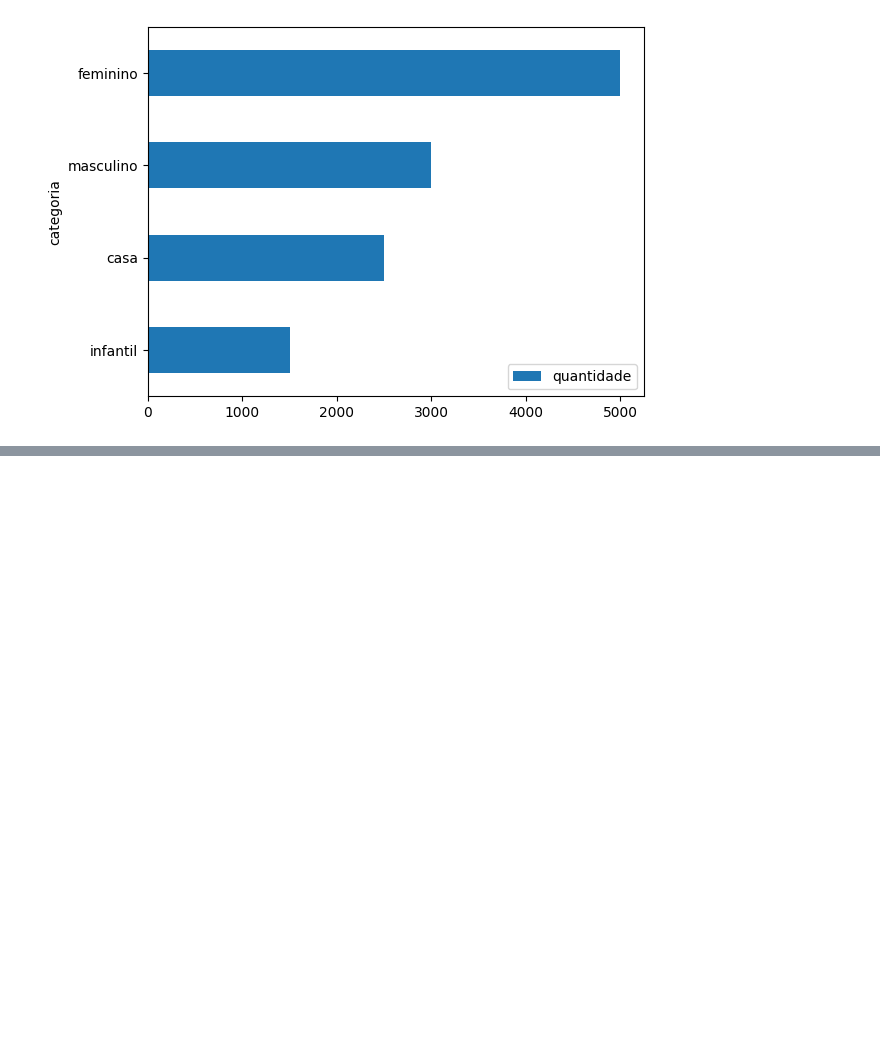
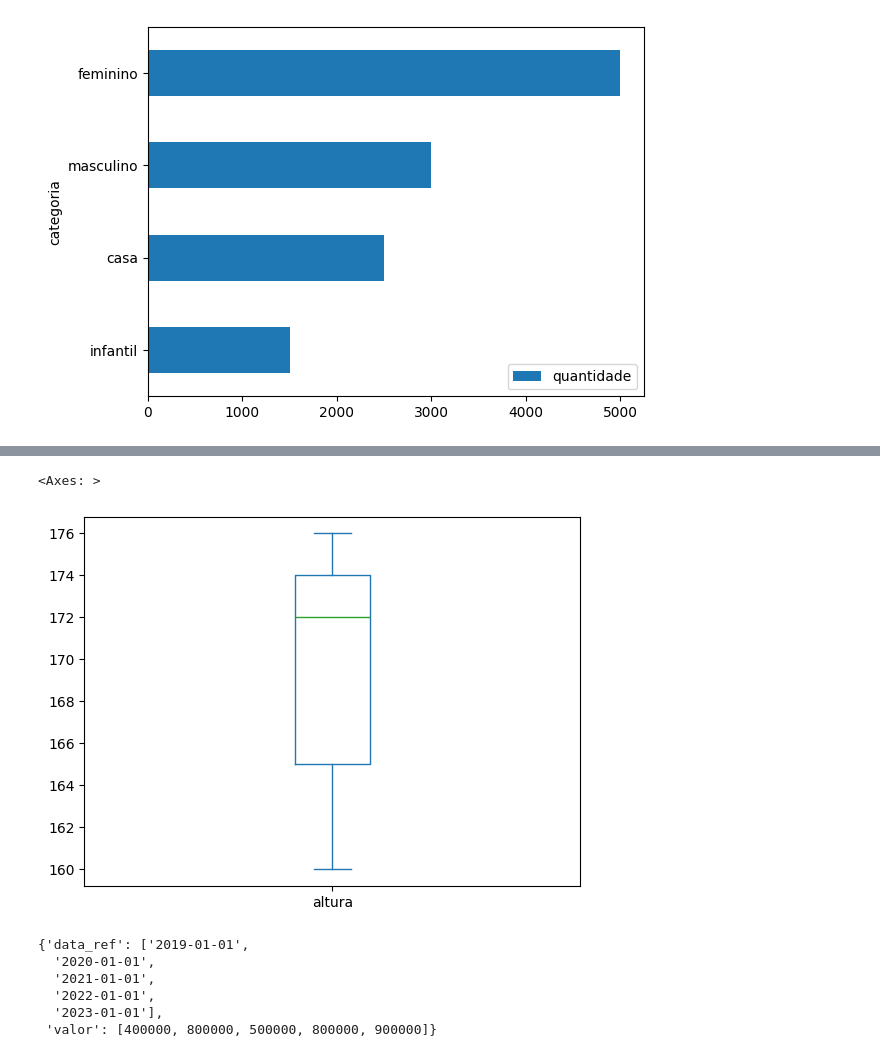
Before and after one commit to leuzindev/fundamentals-of-statistics, a Jupyter notebook: statistics-dev.ipynb, the cells around one changed output, grey strips where cells are left out. Drawn from its saved outputs; the diff is of its cells as text; code cells hidden in the pictures; blank space fills up the shorter version.

```diff
--- a/statistics-dev.ipynb
+++ b/statistics-dev.ipynb
@@ -233,0 +251,7 @@ df_vendas.sort_values('quantidade').plot.barh(
+# %%
+# Gráfico de BoxPlot (Diagrama de Caixa) - Altura
+
+df_measure.altura.plot.box()
+# %% [output]
+<Axes: >
+[figure, added]
@@ -233,0 +269,9 @@ df_vendas.sort_values('quantidade').plot.barh(
+# %%
+dict_faturamento
+# %% [output]
+{'data_ref': ['2019-01-01',
+  '2020-01-01',
+  '2021-01-01',
+  '2022-01-01',
+  '2023-01-01'],
+ 'valor': [400000, 800000, 500000, 800000, 900000]}
```
Also changed, not shown: parts of 8 cells of this notebook.
